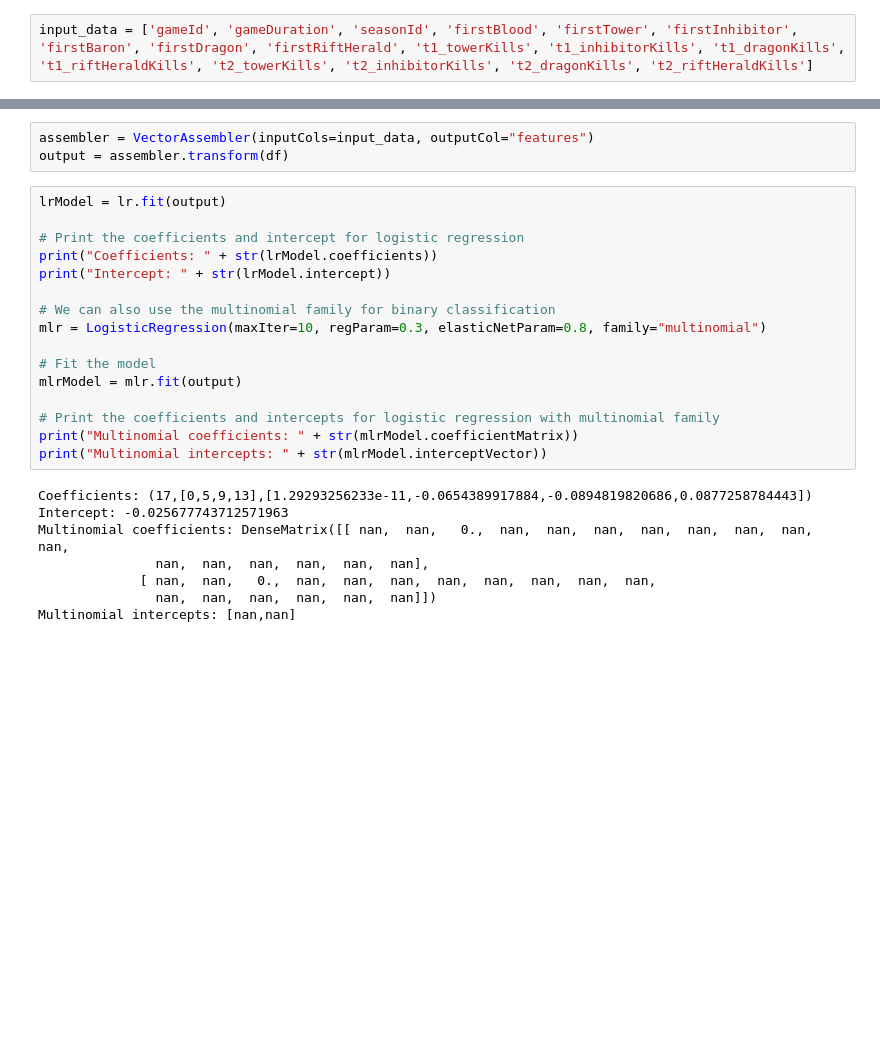
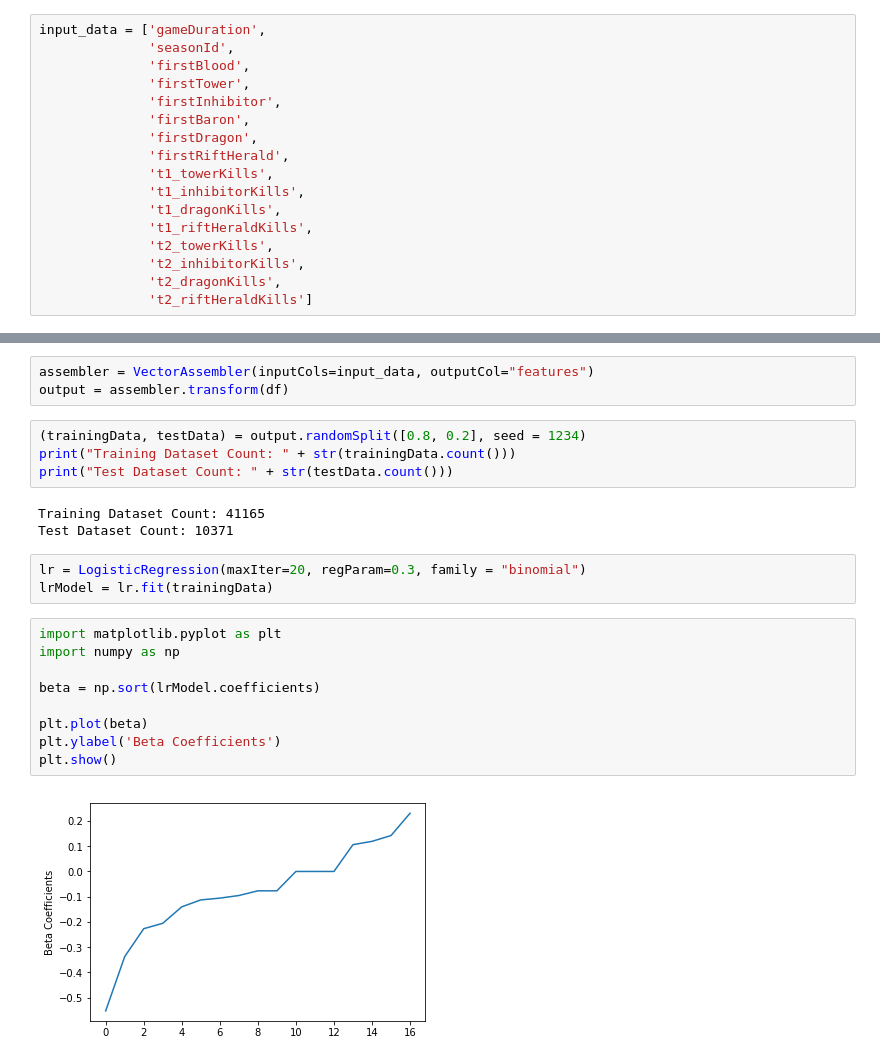
Before and after one commit to faciolihenrique/mc855-proj2, a Jupyter notebook: Projeto.ipynb, the cells around one changed output, grey strips where cells are left out. Cells and saved outputs as stored; diff of their text form; blank space fills up the shorter version.

```diff
--- a/Projeto.ipynb
+++ b/Projeto.ipynb
@@ -339,2 +340,17 @@ root
 # %%
-input_data = ['gameId', 'gameDuration', 'seasonId', 'firstBlood', 'firstTower', 'firstInhibitor', 'firstBaron', 'firstDragon', 'firstRiftHerald', 't1_towerKills', 't1_inhibitorKills', 't1_dragonKills', 't1_riftHeraldKills', 't2_towerKills', 't2_inhibitorKills', 't2_dragonKills', 't2_riftHeraldKills']
+input_data = ['gameDuration',
+              'seasonId',
+              'firstBlood',
+              'firstTower',
+              'firstInhibitor',
+              'firstBaron',
+              'firstDragon',
+              'firstRiftHerald',
+              't1_towerKills',
+              't1_inhibitorKills',
+              't1_dragonKills',
+              't1_riftHeraldKills',
+              't2_towerKills',
+              't2_inhibitorKills',
+              't2_dragonKills',
+              't2_riftHeraldKills']
@@ -363,27 +357,24 @@ t2_riftHeraldKills 2
 # %%
 assembler = VectorAssembler(inputCols=input_data, outputCol="features")
 output = assembler.transform(df)
-# %%
-lrModel = lr.fit(output)
-
-# Print the coefficients and intercept for logistic regression
-print("Coefficients: " + str(lrModel.coefficients))
-print("Intercept: " + str(lrModel.intercept))
-
-# We can also use the multinomial family for binary classification
-mlr = LogisticRegression(maxIter=10, regParam=0.3, elasticNetParam=0.8, family="multinomial")
-
-# Fit the model
-mlrModel = mlr.fit(output)
-
-# Print the coefficients and intercepts for logistic regression with multinomial family
-print("Multinomial coefficients: " + str(mlrModel.coefficientMatrix))
-print("Multinomial intercepts: " + str(mlrModel.interceptVector))
-# %% [output]
-Coefficients: (17,[0,5,9,13],[1.29293256233e-11,-0.0654389917884,-0.0894819820686,0.0877258784443])
-Intercept: -0.025677743712571963
-Multinomial coefficients: DenseMatrix([[ nan,  nan,   0.,  nan,  nan,  nan,  nan,  nan,  nan,  nan,  nan,
-               nan,  nan,  nan,  nan,  nan,  nan],
-             [ nan,  nan,   0.,  nan,  nan,  nan,  nan,  nan,  nan,  nan,  nan,
-               nan,  nan,  nan,  nan,  nan,  nan]])
-Multinomial intercepts: [nan,nan]
+# %%
+(trainingData, testData) = output.randomSplit([0.8, 0.2], seed = 1234)
+print("Training Dataset Count: " + str(trainingData.count()))
+print("Test Dataset Count: " + str(testData.count()))
+# %% [output]
+Training Dataset Count: 41165
+Test Dataset Count: 10371
+# %%
+lr = LogisticRegression(maxIter=20, regParam=0.3, family = "binomial")
+lrModel = lr.fit(trainingData)
+# %%
+import matplotlib.pyplot as plt
+import numpy as np
+
+beta = np.sort(lrModel.coefficients)
+
+plt.plot(beta)
+plt.ylabel('Beta Coefficients')
+plt.show()
+# %% [output]
+[figure, added]
```
Also changed, not shown: parts of 11 cells of this notebook.
